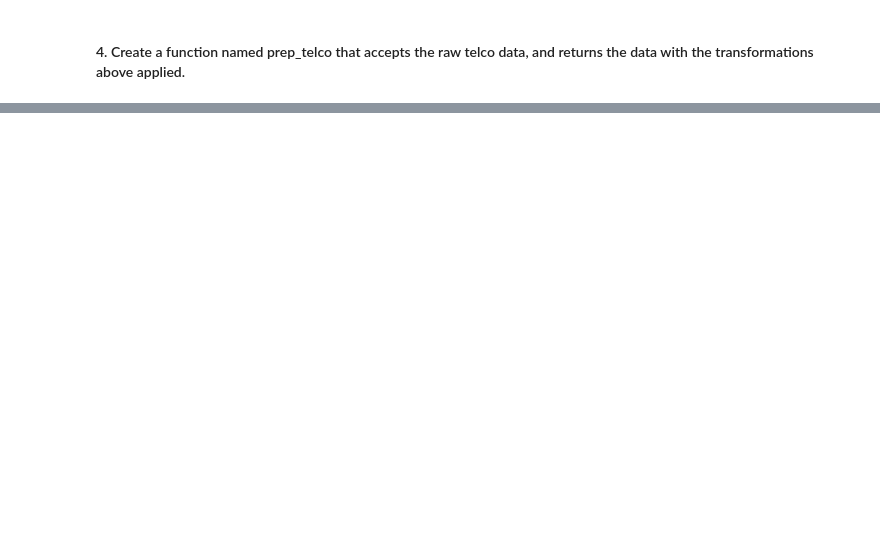
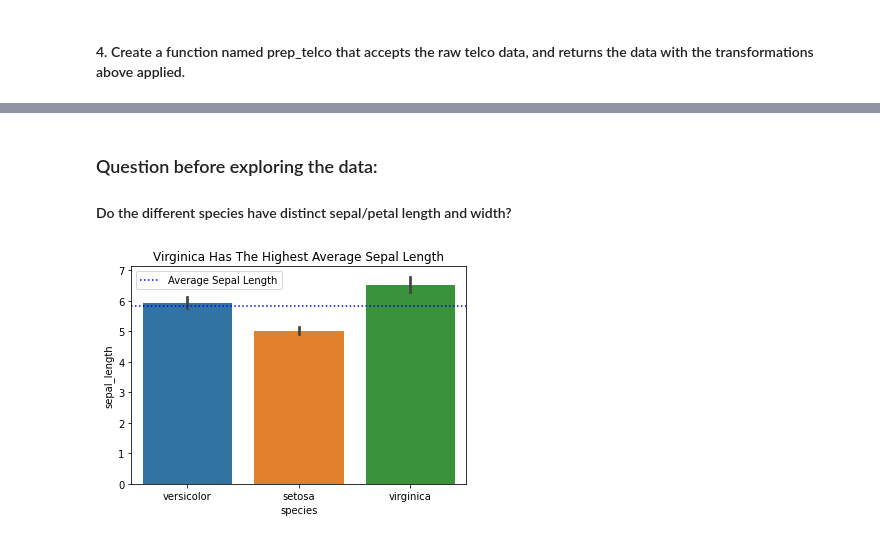
Before and after one commit to brentschriver/classification-exercises, a Jupyter notebook: classification-exercises.ipynb, the cells around one changed output, grey strips where cells are left out. Saved outputs shown, nothing was run; the diff lists cells and outputs as text; code cells hidden in the pictures; blank space fills up the shorter version.

```diff
--- a/classification-exercises.ipynb
+++ b/classification-exercises.ipynb
@@ -435,0 +436,12 @@ for col in num_cols:
+# %% [markdown]
+### Question before exploring the data:
+#### Do the different species have distinct sepal/petal length and width?
+# %%
+plt.title("Virginica Has The Highest Average Sepal Length")
+sns.barplot(x="species", y="sepal_length", data=train)
+mean_sepal_length = train.sepal_length.mean()
+plt.axhline(mean_sepal_length, label="Average Sepal Length", color='blue', linestyle='dotted')
+plt.legend()
+plt.show()
+# %% [output]
+[figure, added]
```
Also changed, not shown: parts of 64 cells of this notebook, 1 other file.
